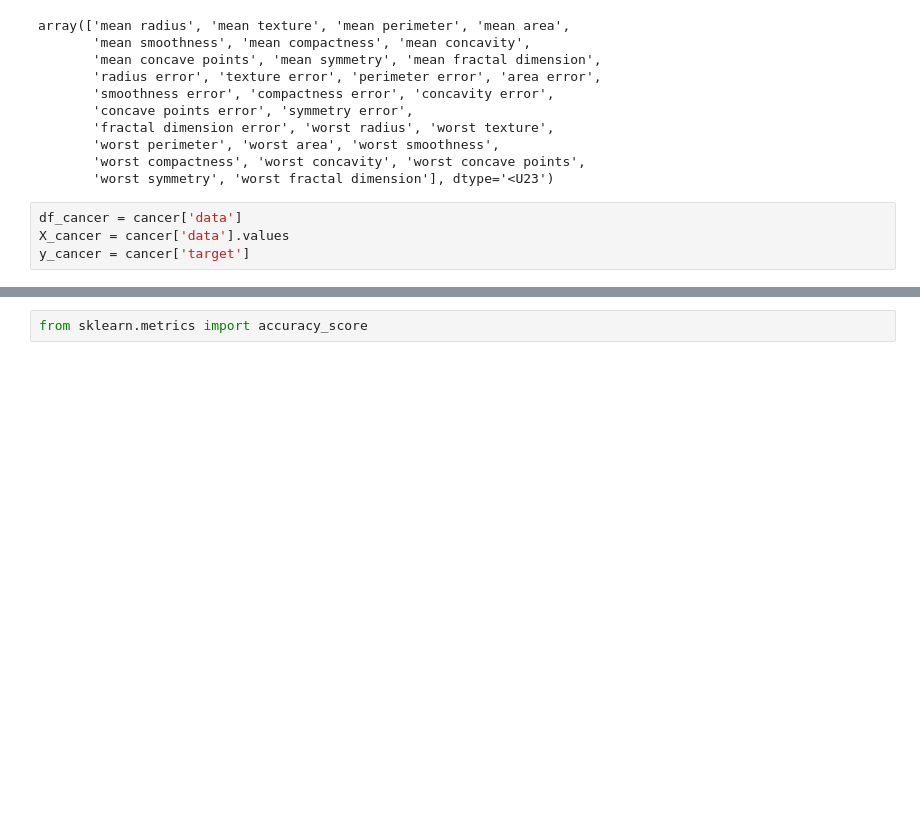
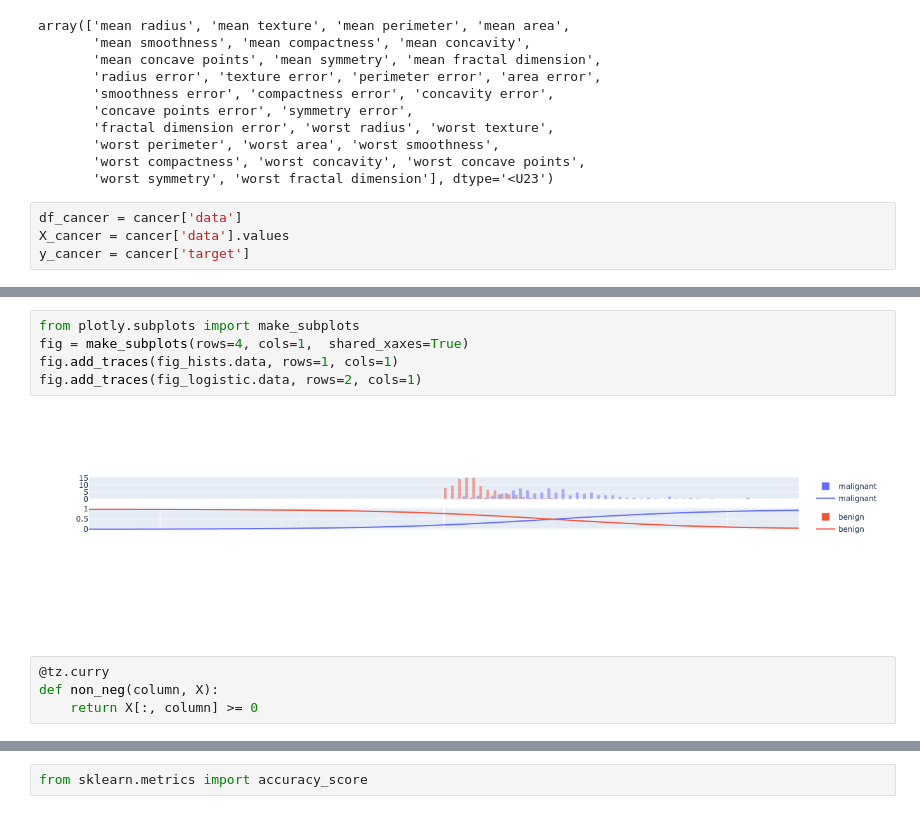
Before and after one commit to PythonCharmers/maxentropy, a Jupyter notebook: notebooks/Ideas - improving a classification model.ipynb, the cells around one changed output, grey strips where cells are left out. Drawn from its saved outputs; the diff is of its cells as text; blank space fills up the shorter version.

```diff
--- a/notebooks/Ideas - improving a classification model.ipynb
+++ b/notebooks/Ideas - improving a classification model.ipynb
@@ -453,0 +108,11 @@ array([0, 0, 0, 0, 0, 0, 0, 0, 0, 0, 0, 0, 0, 0, 0, 0, 0, 0, 0, 0, 0, 0,
+# %%
+from plotly.subplots import make_subplots
+fig = make_subplots(rows=4, cols=1,  shared_xaxes=True)
+fig.add_traces(fig_hists.data, rows=1, cols=1)
+fig.add_traces(fig_logistic.data, rows=2, cols=1)
+# %% [output]
+[figure, added]
+# %%
+@tz.curry
+def non_neg(column, X):
+    return X[:, column] >= 0
```
Also changed, not shown: parts of 182 cells of this notebook, 3 other files.
